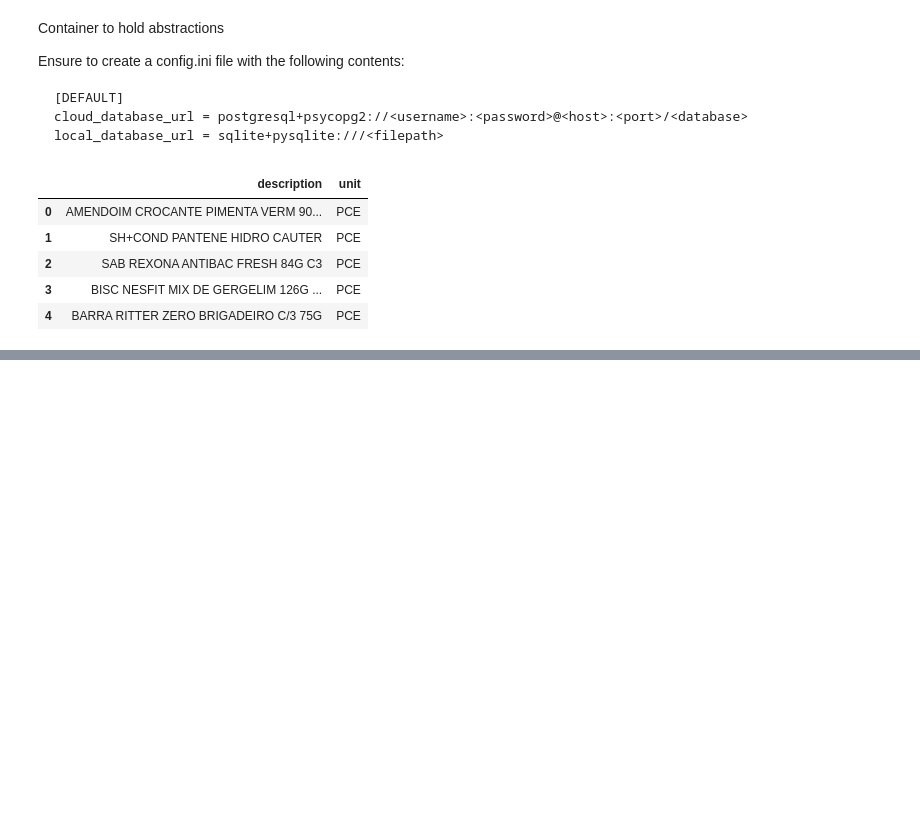
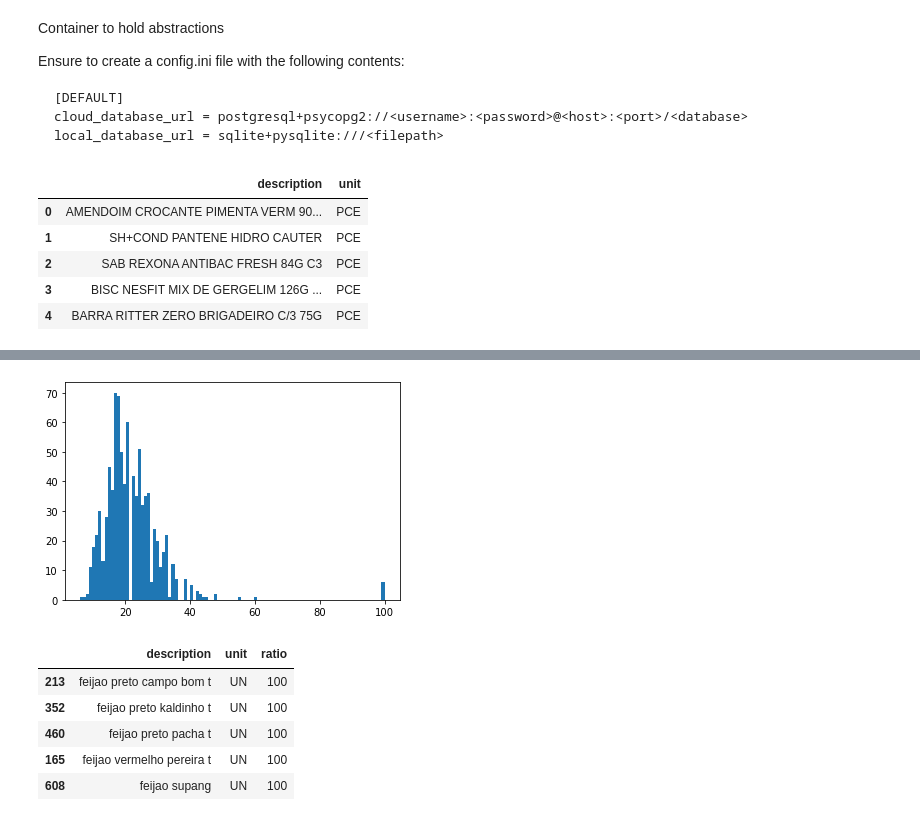
Before and after one commit to almeidajr/emds, a Jupyter notebook: notebooks/product_names.ipynb, the cells around one changed output, grey strips where cells are left out. Saved outputs shown, nothing was run; the diff lists cells and outputs as text; code cells hidden in the pictures; blank space fills up the shorter version.

```diff
--- a/notebooks/product_names.ipynb
+++ b/notebooks/product_names.ipynb
@@ -32,0 +123,36 @@ purchases_df.head()
+# %%
+def prepare_df(df):
+    # Remove non-ASCII characters
+    df.description = df.description.apply(
+        lambda x: unidecode(x.lower())
+    )
+    # Remove units (e.g. "kg")
+    units = ['kg']
+    for unit in units:
+        df.description = df.description.apply(
+            lambda x: x.replace(unit, '')
+        )
+    # Remove non-alphabetic characters (except for spaces)
+    df.description = df.description.apply(
+        lambda x: ''.join(c for c in x if c.isalpha() or c == ' ')
+    )
+    # Remove duplicate spaces
+    df.description = df.description.apply(
+        lambda x: ' '.join(x.split())
+    )
+    return df
+
+
+purchases_df = purchases_repository.get_all()
+purchases_df = prepare_df(purchases_df)
+purchases_df = apply_ratio(purchases_df)
+
+display_results(purchases_df)
+# %% [output]
+[figure, added]
+|  | description | unit | ratio |
+| 213 | feijao preto campo bom t | UN | 100 |
+| 352 | feijao preto kaldinho t | UN | 100 |
+| 460 | feijao preto pacha t | UN | 100 |
+| 165 | feijao vermelho pereira t | UN | 100 |
+| 608 | feijao supang | UN | 100 |
```
Also changed, not shown: parts of 10 cells of this notebook.
